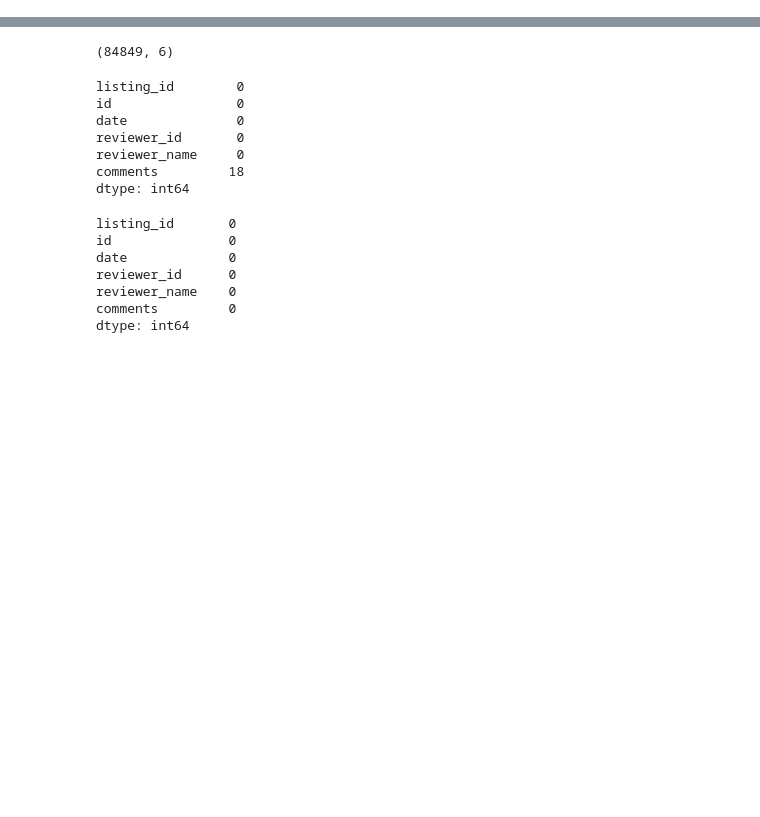
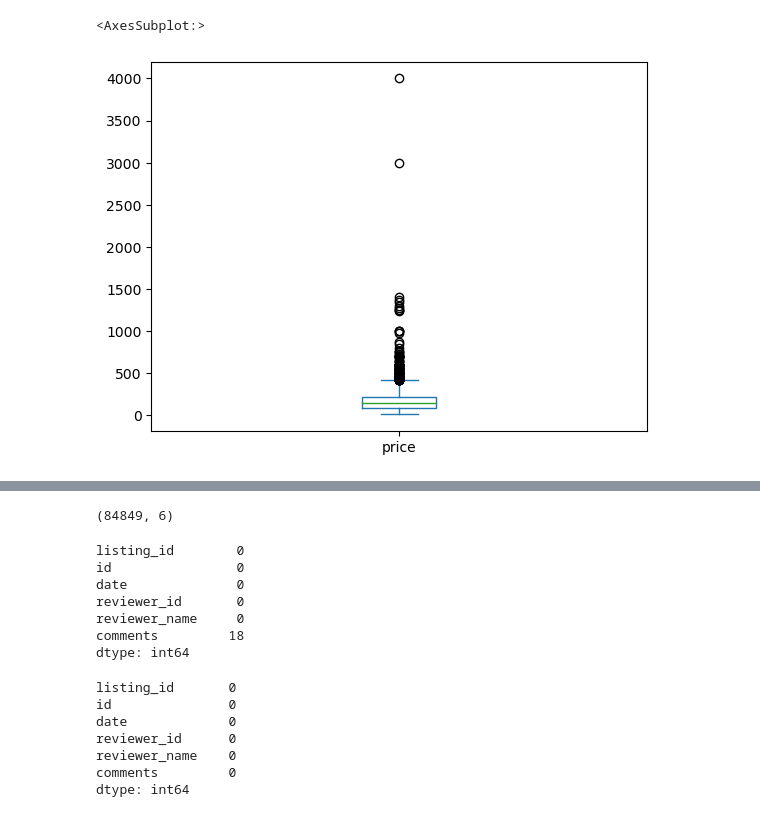
Before and after one commit to rthomas3011/Airbnb-Analysis---Boston-vs-Seatle, a Jupyter notebook: medium1.ipynb, the cells around one changed output, grey strips where cells are left out. Saved outputs shown, nothing was run; the diff lists cells and outputs as text; code cells hidden in the pictures; blank space fills up the shorter version.

```diff
--- a/medium1.ipynb
+++ b/medium1.ipynb
@@ -5,0 +62,4 @@ df = pd.read_csv('reviews.csv')
+# %%
+#how to get rid of dollar sign in price for boston_listings
+boston_listings['price'] = boston_listings['price'].str.replace('$', '')
+boston_listings['price']
@@ -5,0 +79,6 @@ df = pd.read_csv('reviews.csv')
+# %%
+#how to remove comma in price for boston_listings
+boston_listings['price'] = boston_listings['price'].str.replace(',', '')
+# %%
+#how to convert price to float for boston_listings
+boston_listings['price'] = boston_listings['price'].astype(float)
@@ -14,0 +275,5 @@ df.head()
+# %%
+boston_listings['price'].plot(kind='box')
+# %% [output]
+<AxesSubplot:>
+[figure, added]
```
Also changed, not shown: parts of 63 cells of this notebook.
